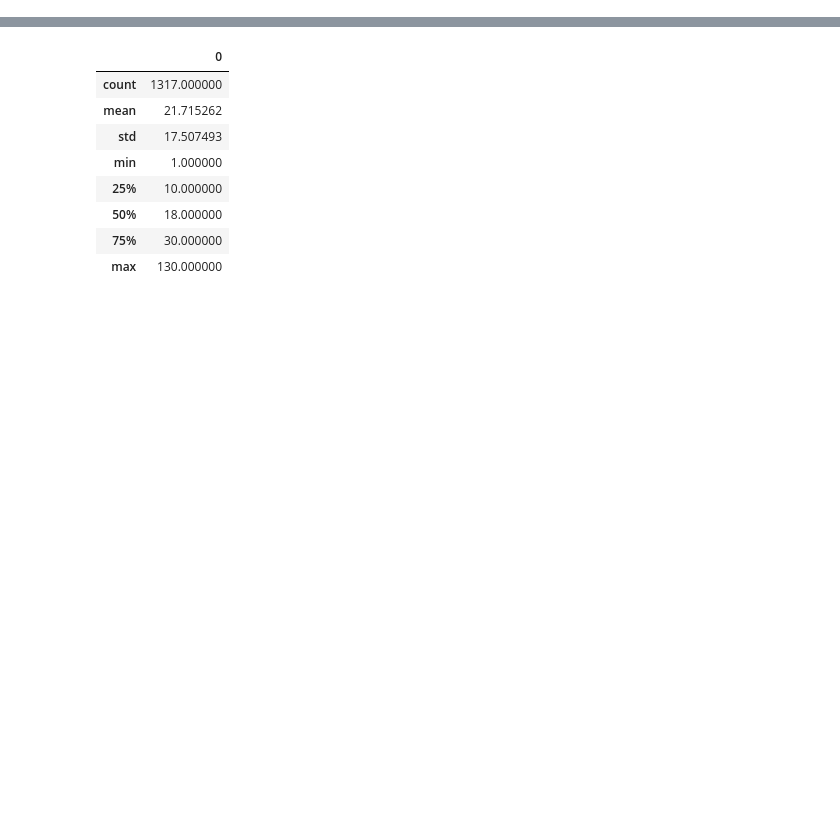
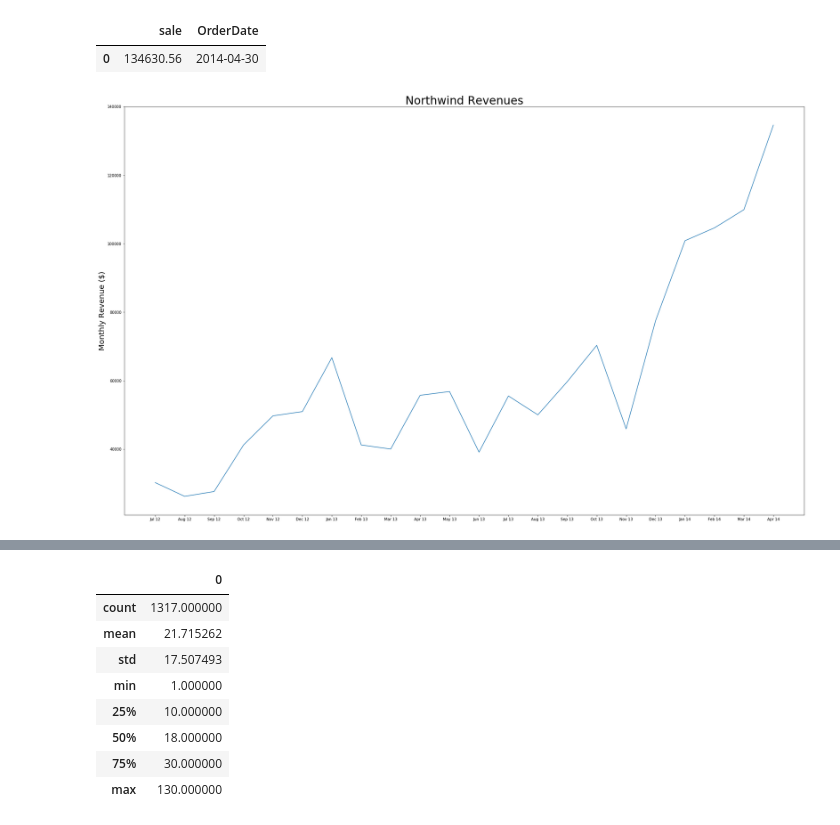
Before and after one commit to AnnikaNoren/dsc-mod-3-project-online-ds-pt-071519, a Jupyter notebook: Project.ipynb, the cells around one changed output, grey strips where cells are left out. Cells and saved outputs as stored; diff of their text form; code cells hidden in the pictures; blank space fills up the shorter version.

```diff
--- a/Project.ipynb
+++ b/Project.ipynb
@@ -127,0 +44,45 @@ c = conn.cursor()
+# %%
+#orders sales by date
+# c.execute("""SELECT orderid, SUM(unitPrice*quantity) AS sale, orderdate
+#              FROM orderdetail
+#              JOIN 'order' as o
+#              ON orderdetail.orderid = o.id
+#              GROUP BY orderid
+#              ;""")
+
+# sum of order sales by month
+c.execute("""SELECT SUM(unitPrice*quantity) AS sale, orderdate
+             FROM orderdetail
+             JOIN 'order' as o
+             ON orderdetail.orderid = o.id
+             WHERE orderdate between '2014-04-01' and '2014-04-31'
+             ;""")
+
+
+df = pd.DataFrame(c.fetchall())
+df.columns = [x[0] for x in c.description]
+df
+# %% [output]
+|  | sale | OrderDate |
+| 0 | 134630.56 | 2014-04-30 |
+# %%
+rev = [30200,26200,27600,41200,49700,50950,
+       66690,41200,40000,55700,56800,39100,55500,50000,59700,70300,45900,77500,
+       100850,104600,109900,134600
+      ]
+date = ['Jul 12', 'Aug 12','Sep 12','Oct 12','Nov 12','Dec 12',
+        'Jan 13','Feb 13','Mar 13','Apr 13','May 13','Jun 13','Jul 13','Aug 13', 'Sep 13','Oct 13','Nov 13','Dec 13',
+        'Jan 14','Feb 14','Mar 14','Apr 14'
+       ]
+# %%
+fig = plt.figure(figsize=(25,15))
+
+ax = fig.add_axes([0,0,1,1])
+
+ax.plot(date,rev)
+#ax.set_xlabel("")
+ax.set_ylabel("Monthly Revenue ($)", fontsize=20)
+ax.set_title("Northwind Revenues",fontsize=30)
+plt.show()
+# %% [output]
+[figure, added]
```
Also changed, not shown: parts of 81 cells of this notebook.
